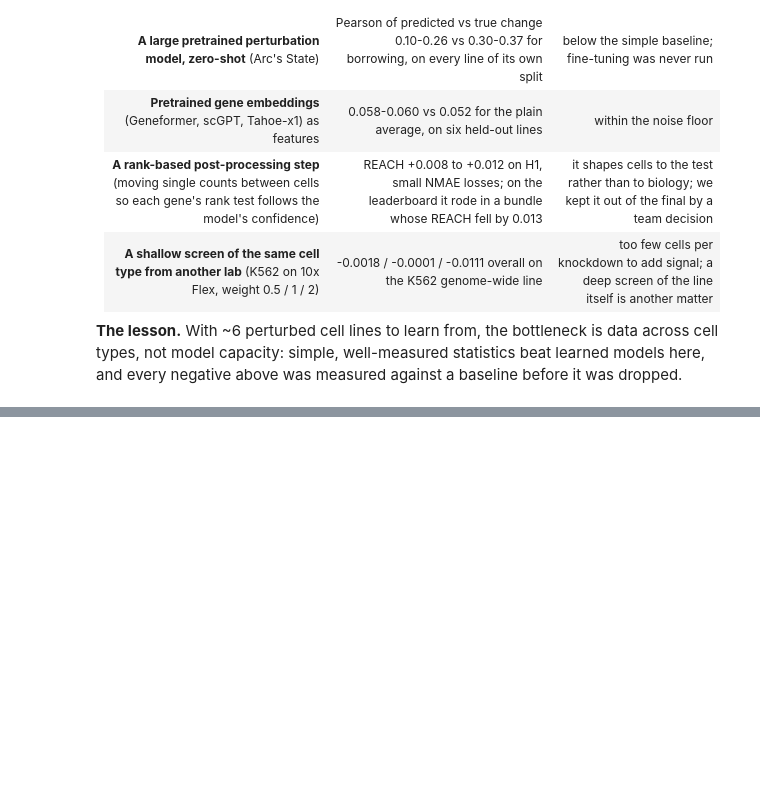
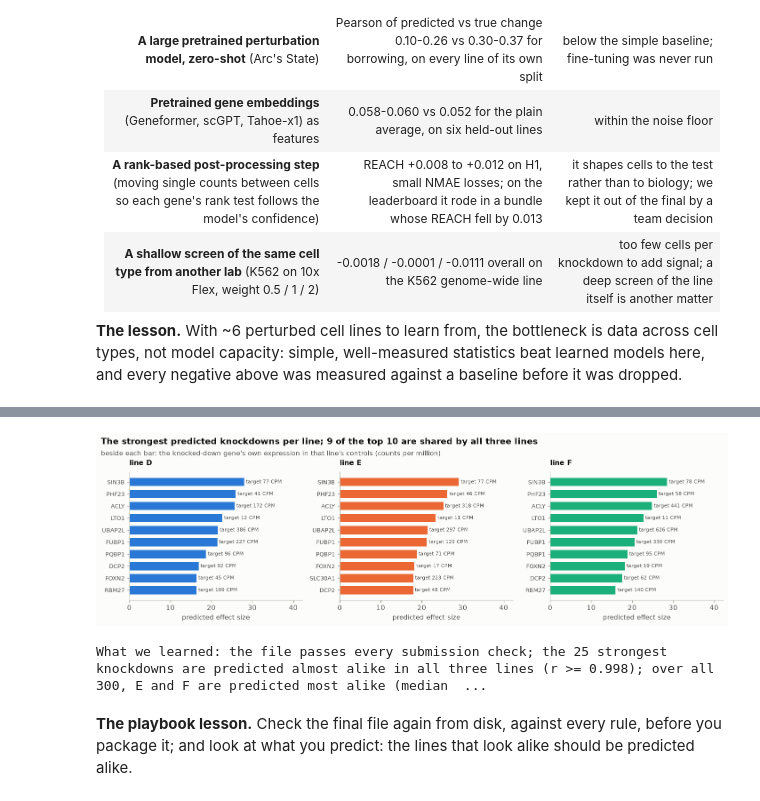
Before and after one commit to helenhenryz/vcc2026-perturbation-prediction, a Jupyter notebook: notebook.ipynb, the cells around one changed output, grey strips where cells are left out. Saved outputs shown, nothing was run; the diff lists cells and outputs as text; code cells hidden in the pictures; blank space fills up the shorter version.

Commit message:
Notebook: the final build and its checks (section 13)

```diff
--- a/notebook.ipynb
+++ b/notebook.ipynb
@@ -1957,0 +2259,37 @@ against a baseline before it was dropped.
+# %%
+if MODE == "FULL":
+    fig, axes = plt.subplots(1, len(ctxs13), figsize=(13, 3.6), sharex=True)
+    for ax, c in zip(axes, ctxs13):
+        top = np.argsort(-size[c])[:10][::-1]
+        ax.barh(range(10), size[c][top], color=col13[c], height=0.7)
+        ax.set_yticks(range(10), [perts13[k] for k in top], fontsize=8.5)
+        for y, k in enumerate(top):
+            t = cpm13[c][gi13[perts13[k]]] if perts13[k] in gi13 else np.nan
+            ax.text(size[c][k], y, f" target {t:,.0f} CPM", va="center", fontsize=7.5, color=INK2)
+        ax.set_title(f"line {c}", fontsize=10.5)
+        ax.set_xlabel("predicted effect size")
+    for ax in axes:
+        ax.set_xlim(0, max(size[c].max() for c in ctxs13) * 1.45)
+    shared_top = set.intersection(*[{perts13[k] for k in np.argsort(-size[c])[:10]} for c in ctxs13])
+    fig.tight_layout()
+    headline(
+        fig,
+        f"The strongest predicted knockdowns per line; {len(shared_top)} of the top 10 are shared by all three lines",
+        "beside each bar: the knocked-down gene's own expression in that line's controls (counts per million)",
+    )
+    plt.show()
+# %% [output]
+[figure, added]
+# %%
+if MODE == "FULL":
+    print(
+        f"What we learned: the file passes every submission check; the 25 strongest knockdowns are predicted "
+        f"almost alike in all three lines (r >= {min(rpair.values()):.3f}); over all 300, {best13[0]} and {best13[1]} are predicted most "
+        f"alike (median r {np.nanmedian(rr[best13]):.2f}), as their controls are (section 3); {len(shared_top)} of each "
+        f"line's 10 strongest knockdowns are shared by all three lines."
+    )
+# %% [output]
+What we learned: the file passes every submission check; the 25 strongest knockdowns are predicted almost alike in all three lines (r >= 0.998); over all 300, E and F are predicted most alike (median  ...
+# %% [markdown]
+**The playbook lesson.** Check the final file again from disk, against every rule, before you package it; and look at
+what you predict: the lines that look alike should be predicted alike.
```
Also changed, not shown: parts of 9 cells of this notebook.
